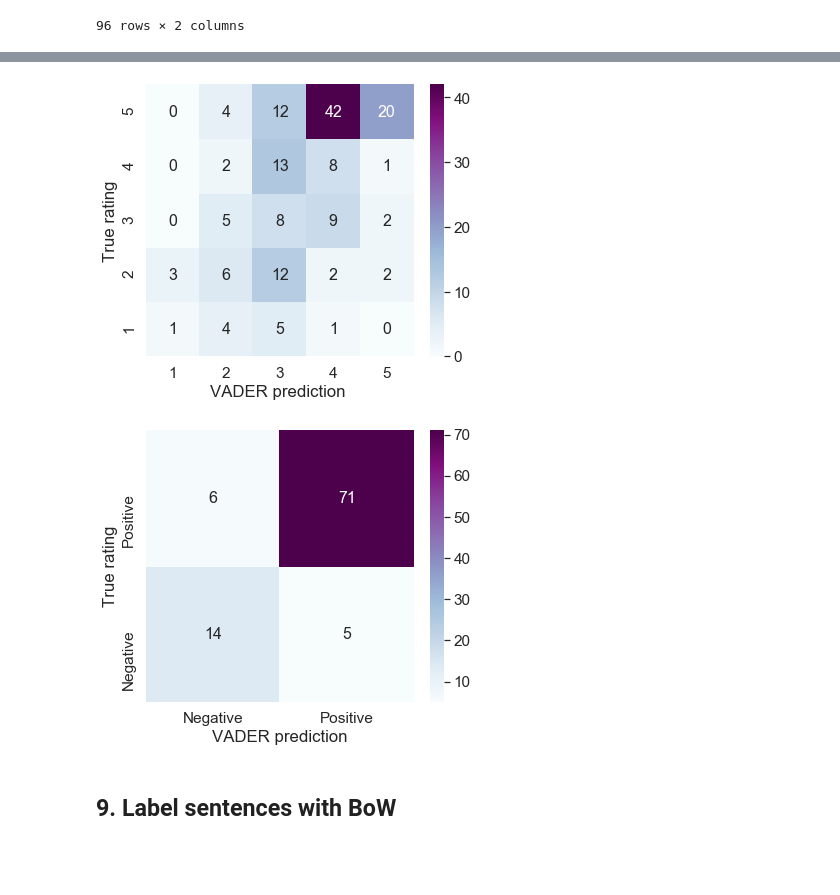
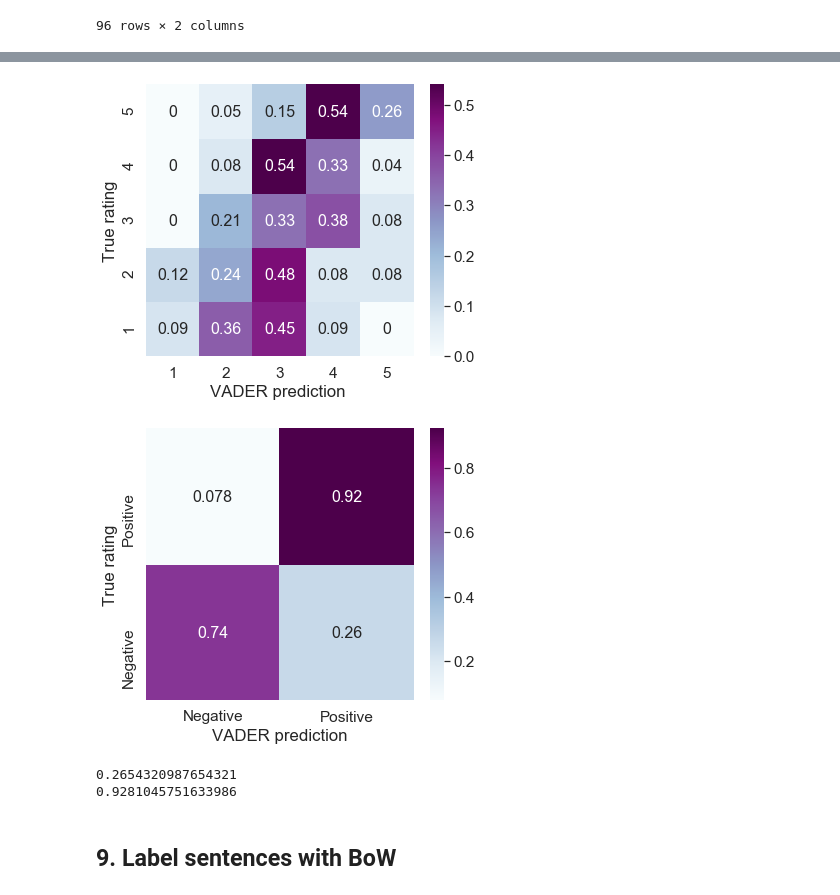
Before and after one commit to kolbt/bot_the_builder, a Jupyter notebook: notebooks/compare_embeddings.ipynb, the cells around one changed output, grey strips where cells are left out. Cells and saved outputs as stored; diff of their text form; code cells hidden in the pictures; blank space fills up the shorter version.

Commit message:
Additional vizualizations for VADER

```diff
--- a/notebooks/compare_embeddings.ipynb
+++ b/notebooks/compare_embeddings.ipynb
@@ -820,13 +876,24 @@ Text(0, 0.5, 'Number of ratings')
 # %%
 # Let's do something a bit more artful here, a 5x5 confusion matrix?
 vader_confusion = confusion_matrix(labeled_rating, vader_rating)
+norm_vader_confusion = []
+count = 0
+for i in vader_confusion:
+    norm_vader_confusion.append([])
+    norm = sum(i)
+    for j in i:
+        val = round(j / norm, 2)
+        norm_vader_confusion[count].append(val)
+    count += 1
+norm_vader_confusion = np.array(norm_vader_confusion)
 
 import seaborn as sns
 
 xticks = np.arange(1, 6)
 yticks = np.arange(1, 6)
 
-df_cm = pd.DataFrame(vader_confusion, range(5), range(5))
+# df_cm = pd.DataFrame(vader_confusion, range(5), range(5))
+df_cm = pd.DataFrame(norm_vader_confusion, range(5), range(5))
 sns.set(font_scale=1.4) # for label size
 fig = plt.figure(figsize=(6,5))
 ax = sns.heatmap(df_cm, annot=True, annot_kws={"size": 16}, cmap="BuPu", xticklabels=xticks, yticklabels=yticks) # font size
@@ -835,26 +902,62 @@ ax.set_xlabel('VADER prediction ')
 ax.set_ylabel('True rating')
 plt.savefig("rating_confusion_matrix.png", transparent=True)
 # %% [output]
-[figure, old version]
+[figure, new version]
 # %%
 # Make a binned confusion matrix:
 bin_vader_confusion = confusion_matrix(bin_labeled_rating, bin_vader_rating)
+norm_bin_vader_confusion = []
+count = 0
+for i in bin_vader_confusion:
+    norm_bin_vader_confusion.append([])
+    norm = sum(i)
+    for j in i:
+        val = j / norm
+        norm_bin_vader_confusion[count].append(val)
+    count += 1
+norm_bin_vader_confusion = np.array(norm_bin_vader_confusion)
 
 import seaborn as sns
 
 xticks = ["Negative", "Positive"]
 yticks = ["Negative", "Positive"]
 
-df_cm = pd.DataFrame(bin_vader_confusion, [0, 1], [0, 1])
+df_cm = pd.DataFrame(norm_bin_vader_confusion, [0, 1], [0, 1])
+# df_cm = pd.DataFrame(bin_vader_confusion, [0, 1], [0, 1])
 sns.set(font_scale=1.4) # for label size
 fig = plt.figure(figsize=(6,5))
 ax = sns.heatmap(df_cm, annot=True, annot_kws={"size": 16}, cmap="BuPu", xticklabels=xticks, yticklabels=yticks) # font size
 ax.invert_yaxis()
 ax.set_xlabel('VADER prediction')
 ax.set_ylabel('True rating')
 plt.savefig("binned_rating_confusion_matrix.png", transparent=True)
 # %% [output]
-[figure, old version]
+[figure, new version]
+# %%
+# Let's get an F1 score for sentiment
+f1_continuous = f1_score(labeled_rating, vader_rating, average='micro')
+adjust_labeled_bin = []
+adjust_vader_bin = []
+# Adjust the labeled rating so that it is 0 or 1
+for i in bin_labeled_rating:
+    if i > 1:
+        adjust_labeled_bin.append(1)
+    else:
+        adjust_labeled_bin.append(0)
+# Adjust the vader rating so that it is 0 or 1
+for i in bin_vader_rating:
+    if i > 1:
+        adjust_vader_bin.append(1)
+    else:
+        adjust_vader_bin.append(0)
+
+
+f1_binned = f1_score(adjust_labeled_bin, adjust_vader_bin)
+print(f1_continuous)
+print(f1_binned)
+# %% [output]
+0.2654320987654321
+0.9281045751633986
 # %% [markdown]
 ## 9. Label sentences with BoW
 # %%
```
Also changed, not shown: parts of 11 cells of this notebook, 6 other files.
